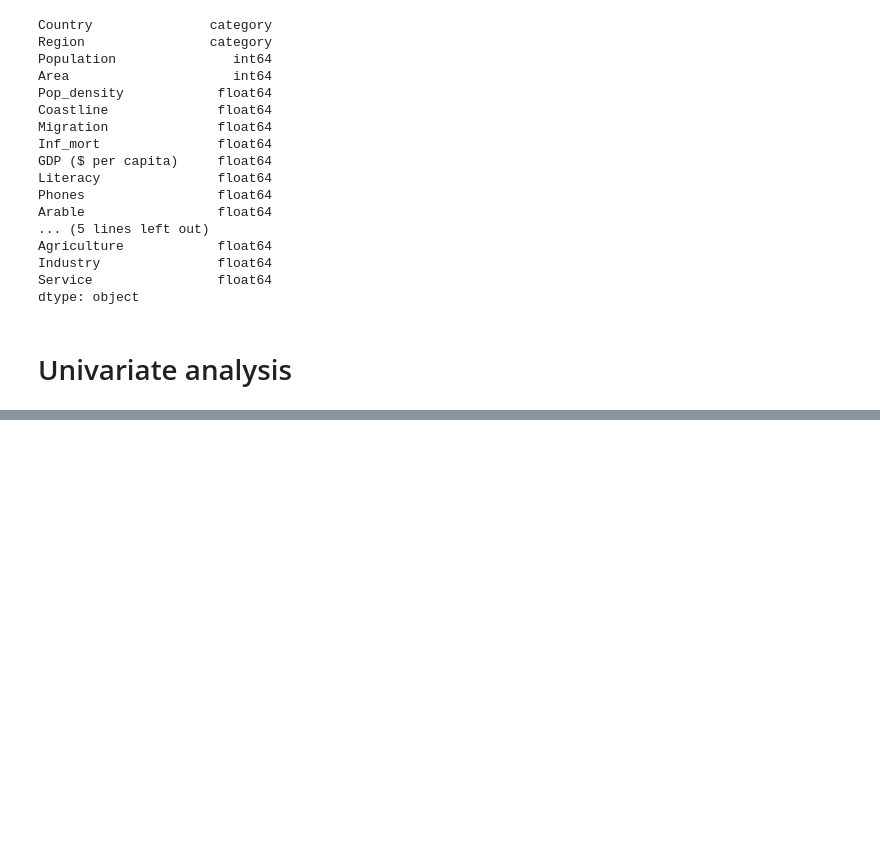
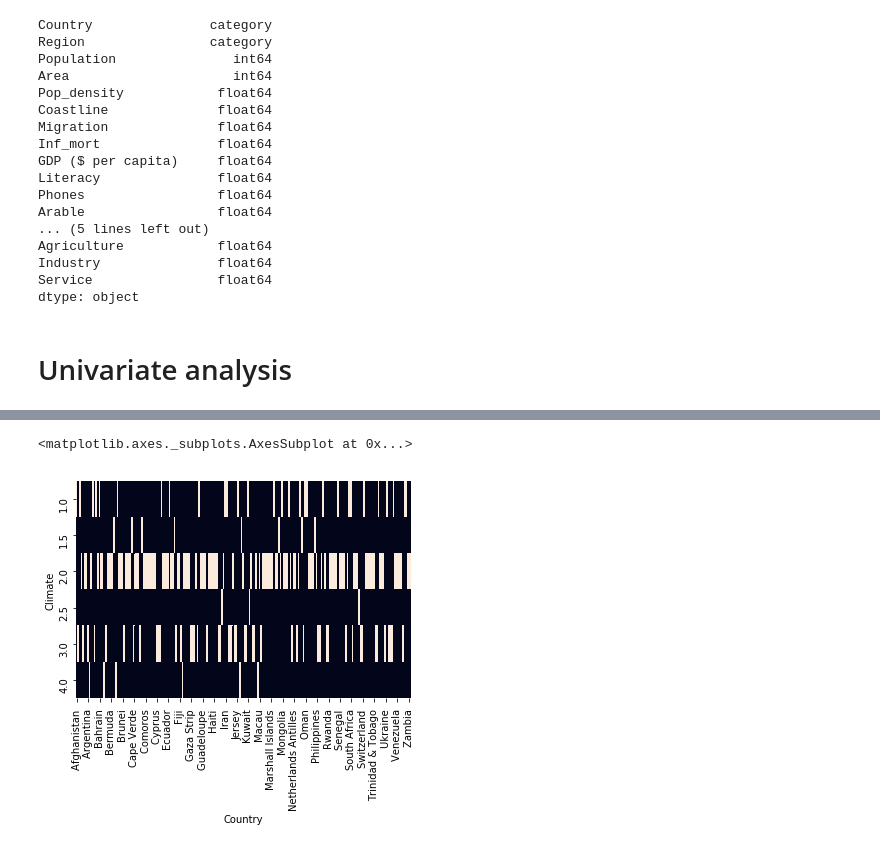
Before and after one commit to Sanaa495/data-wrangling, a Jupyter notebook: Data wrangling countries dataset/Countries-of-the-world.ipynb, the cells around one changed output, grey strips where cells are left out. Cells and saved outputs as stored; diff of their text form; code cells hidden in the pictures; blank space fills up the shorter version.

```diff
--- a/Data wrangling countries dataset/Countries-of-the-world.ipynb
+++ b/Data wrangling countries dataset/Countries-of-the-world.ipynb
@@ -293,0 +329,5 @@ TypeError: `bins` must be an integer, a string, or an array
+# %%
+sns.heatmap(ct,cbar=False)
+# %% [output]
+<matplotlib.axes._subplots.AxesSubplot at 0x...>
+[figure, added]
```
Also changed, not shown: parts of 7 cells of this notebook.
